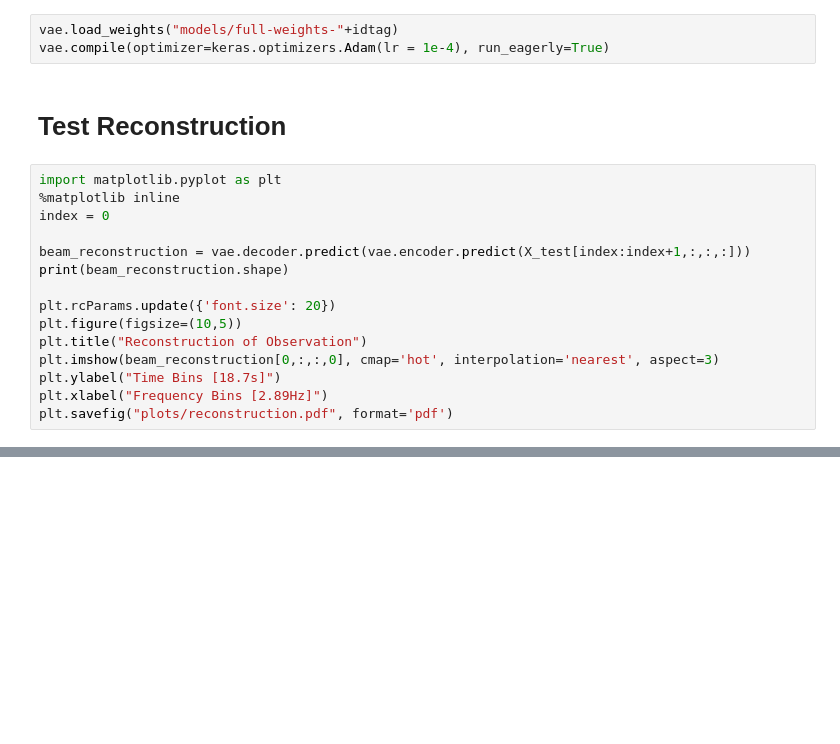
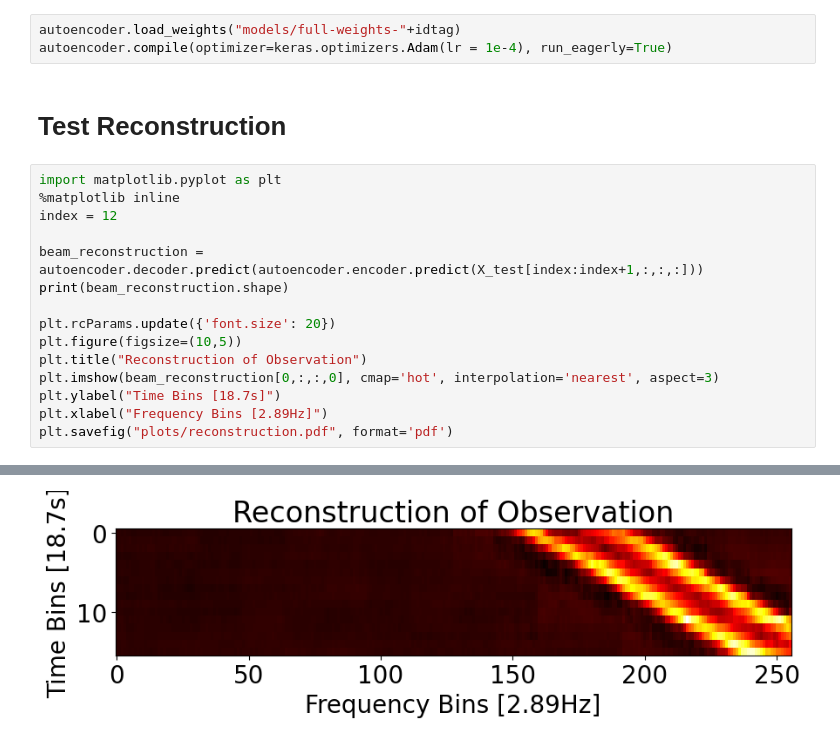
Before and after one commit to PetchMa/Reverse_Radio_Search, a Jupyter notebook: autoencoder/autoencoder.ipynb, the cells around one changed output, grey strips where cells are left out. Saved outputs shown, nothing was run; the diff lists cells and outputs as text; blank space fills up the shorter version.

```diff
--- a/autoencoder/autoencoder.ipynb
+++ b/autoencoder/autoencoder.ipynb
@@ -240,14 +270,14 @@ autoencoder.save_weights("models/full-weights-"+idtag, save_format="tf")
 # %%
-vae.load_weights("models/full-weights-"+idtag)
-vae.compile(optimizer=keras.optimizers.Adam(lr = 1e-4), run_eagerly=True)
+autoencoder.load_weights("models/full-weights-"+idtag)
+autoencoder.compile(optimizer=keras.optimizers.Adam(lr = 1e-4), run_eagerly=True)
 # %% [markdown]
 # Test Reconstruction
 # %%
 import matplotlib.pyplot as plt
 %matplotlib inline
-index = 0
+index = 12
 
-beam_reconstruction = vae.decoder.predict(vae.encoder.predict(X_test[index:index+1,:,:,:]))
+beam_reconstruction = autoencoder.decoder.predict(autoencoder.encoder.predict(X_test[index:index+1,:,:,:]))
 print(beam_reconstruction.shape)
 
 plt.rcParams.update({'font.size': 20})
@@ -257,3 +287,4 @@ plt.imshow(beam_reconstruction[0,:,:,0], cmap='hot', interpolation='nearest', as
 plt.ylabel("Time Bins [18.7s]")
 plt.xlabel("Frequency Bins [2.89Hz]")
 plt.savefig("plots/reconstruction.pdf", format='pdf')
+# %% [output]
@@ -260,3 +294,4 @@ plt.savefig("plots/reconstruction.pdf", format='pdf')
+[figure, added]
 # %%
 plt.rcParams.update({'font.size': 20})
 plt.figure(figsize=(10,5))
```
Also changed, not shown: parts of 7 cells of this notebook, 16 other files.
